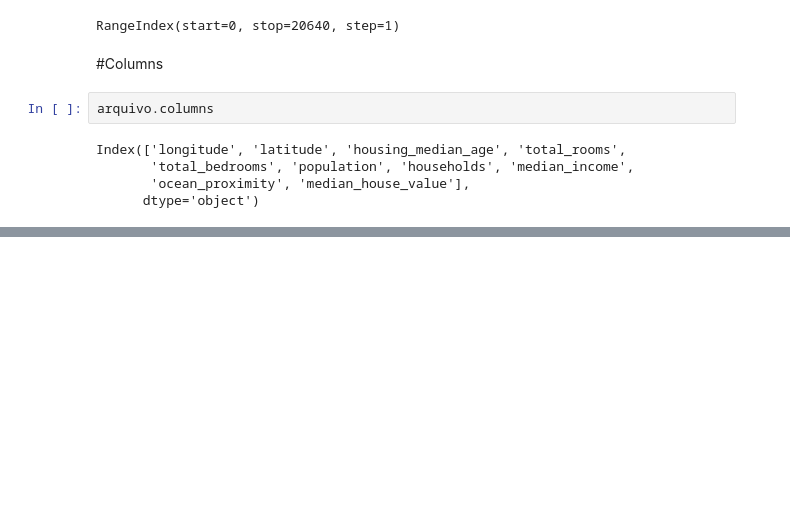
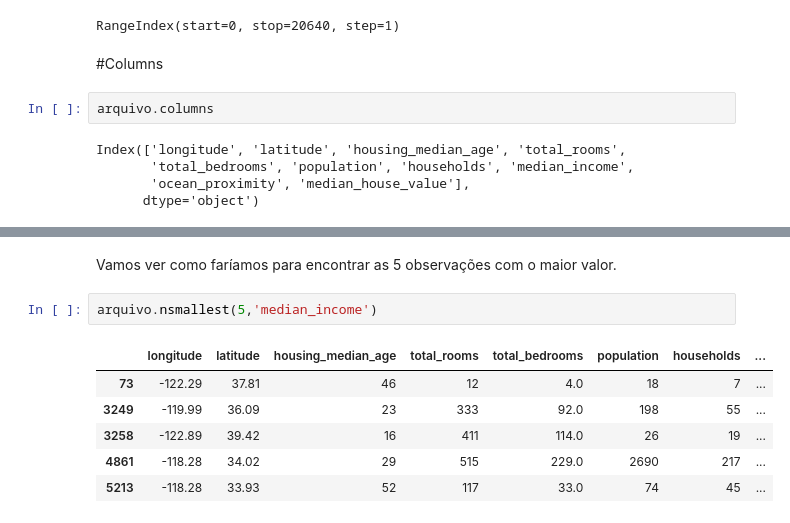
Before and after one commit to KARINAgoncalvesSOARES/Pandas, a Jupyter notebook: 20_funções_do_pandas_ipynbUntitled0.ipynb, the cells around one changed output, grey strips where cells are left out. Cells and saved outputs as stored; diff of their text form; blank space fills up the shorter version.

```diff
--- a/20_funções_do_pandas_ipynbUntitled0.ipynb
+++ b/20_funções_do_pandas_ipynbUntitled0.ipynb
@@ -349,0 +370,11 @@ arquivo.sort_index(axis=1, ascending= True)
+# %% [markdown]
+Vamos ver como faríamos para encontrar as 5 observações com o maior valor.
+# %%
+arquivo.nsmallest(5,'median_income')
+# %% [output]
+|  | longitude | latitude | housing_median_age | total_rooms | total_bedrooms | population | households | ... |
+| 73 | -122.29 | 37.81 | 46 | 12 | 4.0 | 18 | 7 | ... |
+| 3249 | -119.99 | 36.09 | 23 | 333 | 92.0 | 198 | 55 | ... |
+| 3258 | -122.89 | 39.42 | 16 | 411 | 114.0 | 26 | 19 | ... |
+| 4861 | -118.28 | 34.02 | 29 | 515 | 229.0 | 2690 | 217 | ... |
+| 5213 | -118.28 | 33.93 | 52 | 117 | 33.0 | 74 | 45 | ... |
```
Also changed, not shown: parts of 27 cells of this notebook.
